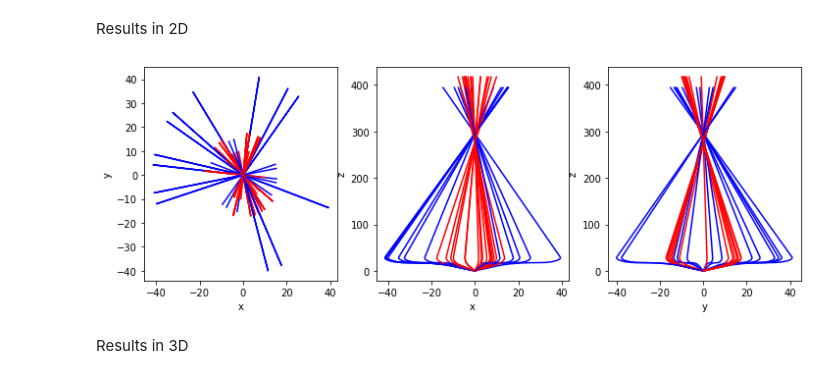
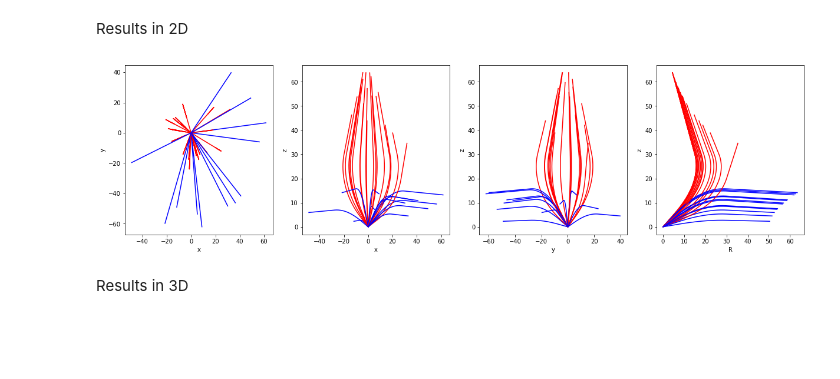
Before and after one commit to marcinwolter/GammaFactory, a Jupyter notebook: tracks_in_magnetic_field.ipynb, the cells around one changed output. Saved outputs shown, nothing was run; the diff lists cells and outputs as text; code cells hidden in the pictures; blank space fills up the shorter version.

```diff
--- a/tracks_in_magnetic_field.ipynb
+++ b/tracks_in_magnetic_field.ipynb
@@ -121,7 +98,7 @@ Finally, we need to define initial conditions and run tracking:
 
 # tracking of N_tracks particles
 t0 = 0
-t1 = 300
+t1 = 50
 N_tracks=30
 
 positions = []
@@ -129,8 +106,9 @@ Q = []
 
 for i in range(N_tracks):
   x0 = np.array([0, 0, 0])
-  phi = np.random.uniform(0,2*3.1415)
-  v0 = np.array([np.cos(phi), np.sin(phi), 1])
+  phi   = np.random.uniform(0,2*3.1415)
+  theta = np.random.uniform(0.*3.1415,0.9*3.1415)
+  v0 = np.array([np.cos(phi), np.sin(phi), np.sin(theta)])
   initial_conditions = np.concatenate((x0, v0))
 
   q = np.random.randint(0,2)
@@ -146,41 +124,52 @@ Results in 2D
 %matplotlib inline
 import matplotlib.pyplot as plt
 # %%
-fig = plt.figure(figsize=(12, 4))
+fig = plt.figure(figsize=(16, 4))
+fig.subplots_adjust(left=0, right=1, bottom=0, top=1, hspace=0.2, wspace=0.2)
 
-ax = fig.add_subplot(1, 3, 1)
+ax = fig.add_subplot(1, 4, 1)
 for i in range(len(positions)):
   if Q[i]>0:
     color = 'red'
   else:
     color = 'blue'
   ax.plot(positions[i][:, 0], positions[i][:, 1], color=color)
   ax.set_xlabel('x')
   ax.set_ylabel('y')
 
-ax = fig.add_subplot(1, 3, 2)
+ax = fig.add_subplot(1, 4, 2)
 for i in range(len(positions)):
   if Q[i]>0:
     color = 'red'
   else:
     color = 'blue'
   ax.plot(positions[i][:, 0], positions[i][:, 2], color=color)
   ax.set_xlabel('x')
   ax.set_ylabel('z')
 
-ax = fig.add_subplot(1, 3, 3)
+ax = fig.add_subplot(1, 4, 3)
 for i in range(len(positions)):
   if Q[i]>0:
     color = 'red'
   else:
     color = 'blue'
   ax.plot(positions[i][:, 1], positions[i][:, 2], color=color)
   ax.set_xlabel('y')
   ax.set_ylabel('z')
 
+ax = fig.add_subplot(1, 4, 4)
+for i in range(len(positions)):
+  if Q[i]>0:
+    color = 'red'
+  else:
+    color = 'blue'
+  ax.plot(np.sqrt(positions[i][:, 0]*positions[i][:, 0] + positions[i][:, 1]*positions[i][:, 1]), positions[i][:, 2], color=color)
+  ax.set_xlabel('R')
+  ax.set_ylabel('z')
+
 plt.show()
 # %% [output]
-[figure, old version]
+[figure, new version]
 # %% [markdown]
 Results in 3D
 # %%
```
Also changed, not shown: parts of 6 cells of this notebook.
